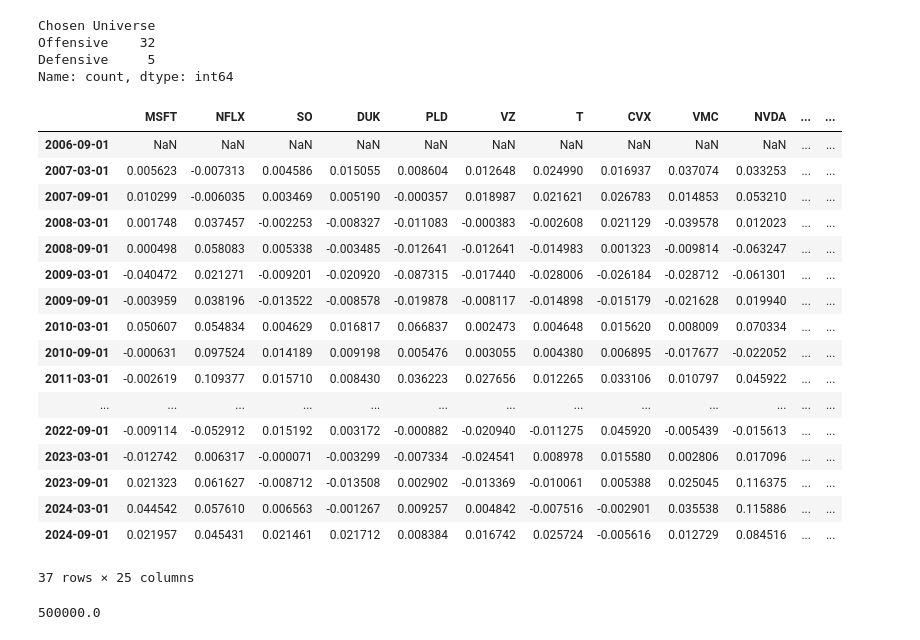
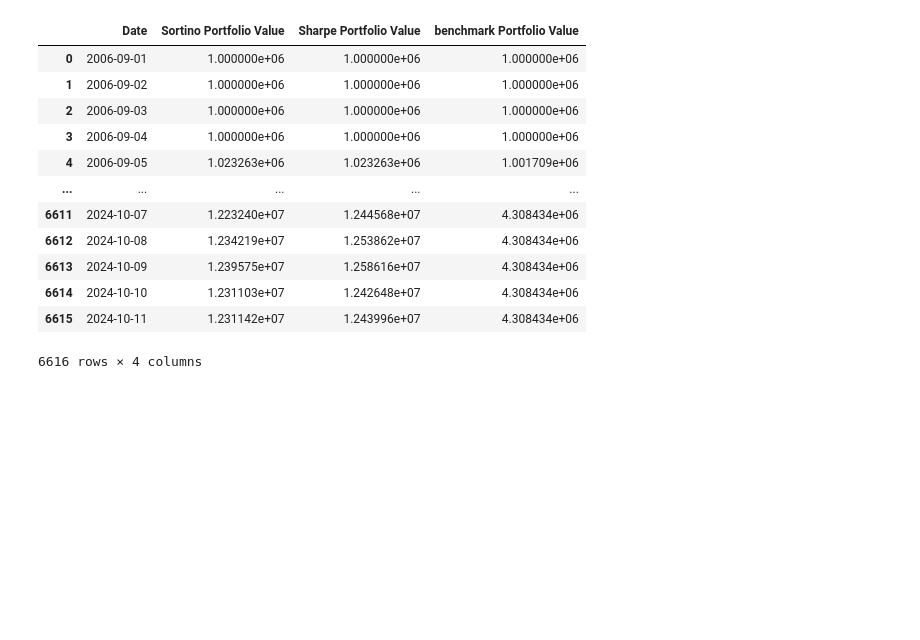
Before and after one commit to Luis1Soto/New_Asset_Allocation, a Jupyter notebook: Notebook.ipynb, the cells around one changed output. Drawn from its saved outputs; the diff is of its cells as text; code cells hidden in the pictures; blank space fills up the shorter version.

```diff
--- a/Notebook.ipynb
+++ b/Notebook.ipynb
@@ -123,30 +34,18 @@ chosen_universe
-# %%
-chosen_universe["Chosen Universe"].value_counts()
-# %% [output]
-Chosen Universe
-Offensive    32
-Defensive     5
-Name: count, dtype: int64
-# %%
-strategy.get_momentum_dataframe()
-# %% [output]
-|  | MSFT | NFLX | SO | DUK | PLD | VZ | T | CVX | VMC | NVDA | ... | ... |
-| 2006-09-01 | NaN | NaN | NaN | NaN | NaN | NaN | NaN | NaN | NaN | NaN | ... | ... |
-| 2007-03-01 | 0.005623 | -0.007313 | 0.004586 | 0.015055 | 0.008604 | 0.012648 | 0.024990 | 0.016937 | 0.037074 | 0.033253 | ... | ... |
-| 2007-09-01 | 0.010299 | -0.006035 | 0.003469 | 0.005190 | -0.000357 | 0.018987 | 0.021621 | 0.026783 | 0.014853 | 0.053210 | ... | ... |
-| 2008-03-01 | 0.001748 | 0.037457 | -0.002253 | -0.008327 | -0.011083 | -0.000383 | -0.002608 | 0.021129 | -0.039578 | 0.012023 | ... | ... |
-| 2008-09-01 | 0.000498 | 0.058083 | 0.005338 | -0.003485 | -0.012641 | -0.012641 | -0.014983 | 0.001323 | -0.009814 | -0.063247 | ... | ... |
-| 2009-03-01 | -0.040472 | 0.021271 | -0.009201 | -0.020920 | -0.087315 | -0.017440 | -0.028006 | -0.026184 | -0.028712 | -0.061301 | ... | ... |
-| 2009-09-01 | -0.003959 | 0.038196 | -0.013522 | -0.008578 | -0.019878 | -0.008117 | -0.014898 | -0.015179 | -0.021628 | 0.019940 | ... | ... |
-| 2010-03-01 | 0.050607 | 0.054834 | 0.004629 | 0.016817 | 0.066837 | 0.002473 | 0.004648 | 0.015620 | 0.008009 | 0.070334 | ... | ... |
-| 2010-09-01 | -0.000631 | 0.097524 | 0.014189 | 0.009198 | 0.005476 | 0.003055 | 0.004380 | 0.006895 | -0.017677 | -0.022052 | ... | ... |
-| 2011-03-01 | -0.002619 | 0.109377 | 0.015710 | 0.008430 | 0.036223 | 0.027656 | 0.012265 | 0.033106 | 0.010797 | 0.045922 | ... | ... |
-| ... | ... | ... | ... | ... | ... | ... | ... | ... | ... | ... | ... | ... |
-| 2022-09-01 | -0.009114 | -0.052912 | 0.015192 | 0.003172 | -0.000882 | -0.020940 | -0.011275 | 0.045920 | -0.005439 | -0.015613 | ... | ... |
-| 2023-03-01 | -0.012742 | 0.006317 | -0.000071 | -0.003299 | -0.007334 | -0.024541 | 0.008978 | 0.015580 | 0.002806 | 0.017096 | ... | ... |
-| 2023-09-01 | 0.021323 | 0.061627 | -0.008712 | -0.013508 | 0.002902 | -0.013369 | -0.010061 | 0.005388 | 0.025045 | 0.116375 | ... | ... |
-| 2024-03-01 | 0.044542 | 0.057610 | 0.006563 | -0.001267 | 0.009257 | 0.004842 | -0.007516 | -0.002901 | 0.035538 | 0.115886 | ... | ... |
-| 2024-09-01 | 0.021957 | 0.045431 | 0.021461 | 0.021712 | 0.008384 | 0.016742 | 0.025724 | -0.005616 | 0.012729 | 0.084516 | ... | ... |
-37 rows × 25 columns
 # %%
-backtest = Backtesting(chosen_universe, prices, 1000000)
+backtest = DynamicBacktest(chosen_universe, prices, 1000000)
+port_values = backtest.get_portfolio_values()
+port_values
+# %% [output]
+|  | Date | Sortino Portfolio Value | Sharpe Portfolio Value | benchmark Portfolio Value |
+| 0 | 2006-09-01 | 1.000000e+06 | 1.000000e+06 | 1.000000e+06 |
+| 1 | 2006-09-02 | 1.000000e+06 | 1.000000e+06 | 1.000000e+06 |
+| 2 | 2006-09-03 | 1.000000e+06 | 1.000000e+06 | 1.000000e+06 |
+| 3 | 2006-09-04 | 1.000000e+06 | 1.000000e+06 | 1.000000e+06 |
+| 4 | 2006-09-05 | 1.023263e+06 | 1.023263e+06 | 1.001709e+06 |
+| ... | ... | ... | ... | ... |
+| 6611 | 2024-10-07 | 1.223240e+07 | 1.244568e+07 | 4.308434e+06 |
+| 6612 | 2024-10-08 | 1.234219e+07 | 1.253862e+07 | 4.308434e+06 |
+| 6613 | 2024-10-09 | 1.239575e+07 | 1.258616e+07 | 4.308434e+06 |
+| 6614 | 2024-10-10 | 1.231103e+07 | 1.242648e+07 | 4.308434e+06 |
+| 6615 | 2024-10-11 | 1.231142e+07 | 1.243996e+07 | 4.308434e+06 |
+6616 rows × 4 columns
@@ -155,4 +51,0 @@ value, info = backtest.run_backtest()
-# %%
-value['CVaR'].iloc[0]
-# %% [output]
-500000.0
```
Also changed, not shown: parts of 16 cells of this notebook, 3 other files.
